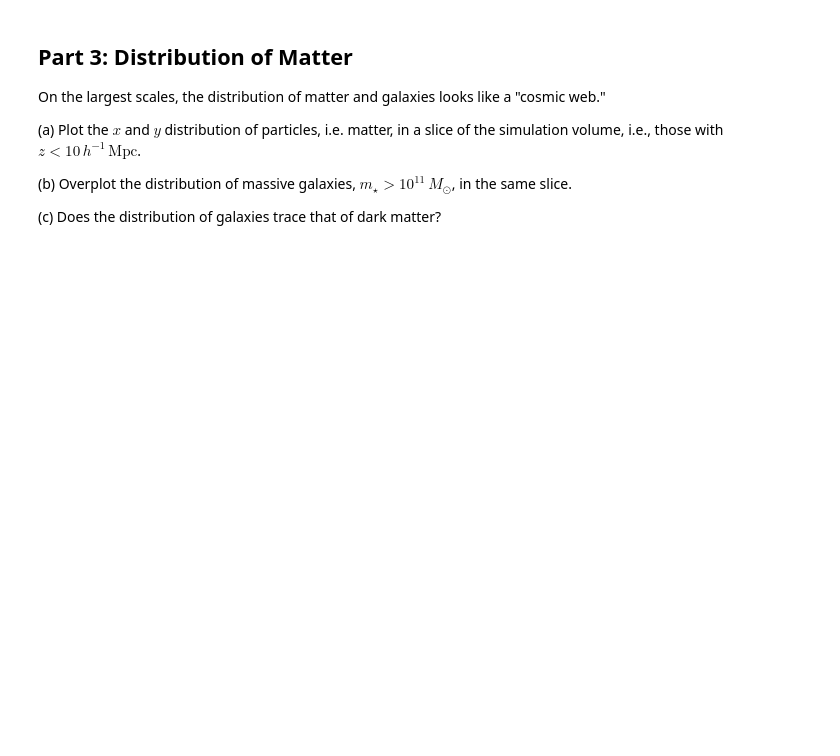
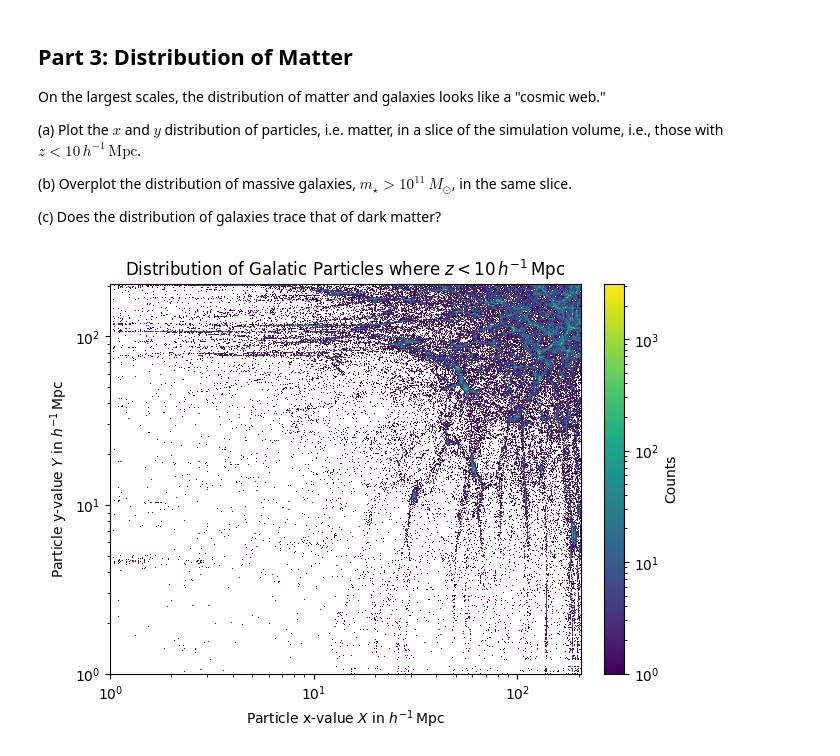
Before and after one commit to queue-h/ISCI-396, a Jupyter notebook: data_visualization/Class_3.ipynb, the cells around one changed output. Cells and saved outputs as stored; diff of their text form; code cells hidden in the pictures; blank space fills up the shorter version.

```diff
--- a/data_visualization/Class_3.ipynb
+++ b/data_visualization/Class_3.ipynb
@@ -238,3 +282,35 @@ On the largest scales, the distribution of matter and galaxies looks like a "cos
 (b) Overplot the distribution of massive galaxies, $m_\star > 10^{11} \, M_\odot$, in the same slice.
 
 (c) Does the distribution of galaxies trace that of dark matter?
+# %%
+import pandas as pd
+import matplotlib.pyplot as plt
+from matplotlib.colors import LogNorm
+
+# plot particle data
+particle_data = pd.read_csv('./data/Class_3_particles.csv')
+px_list = particle_data['x']
+py_list = particle_data['y']
+pz_list = particle_data['z']
+
+pz_slice = pz_list < 10
+slice_px = px_list[pz_slice]
+slice_py = py_list[pz_slice]
+
+fig, ax = plt.subplots(layout='constrained')
+
+ax.set_yscale('log')
+ax.set_xscale('log')
+
+x_bins = np.geomspace(1, max(slice_px), 1000)
+y_bins = np.geomspace(1, max(slice_py), 1000)
+
+plt.title(r'Distribution of Galatic Particles where $z < 10 \, h^{-1} \, \mathrm{Mpc}$')
+plt.xlabel(r'Particle x-value $X$ in $h^{-1} \, \mathrm{Mpc}$')
+plt.ylabel(r'Particle y-value $Y$ in $h^{-1} \, \mathrm{Mpc}$')
+
+plt.hist2d(slice_px, slice_py, norm=LogNorm(), bins = (x_bins, y_bins))
+colorbar = plt.colorbar(label = 'Counts')
+plt.show()
+# %% [output]
+[figure, added]
```
Also changed, not shown: parts of 10 cells of this notebook, 3 other files.
